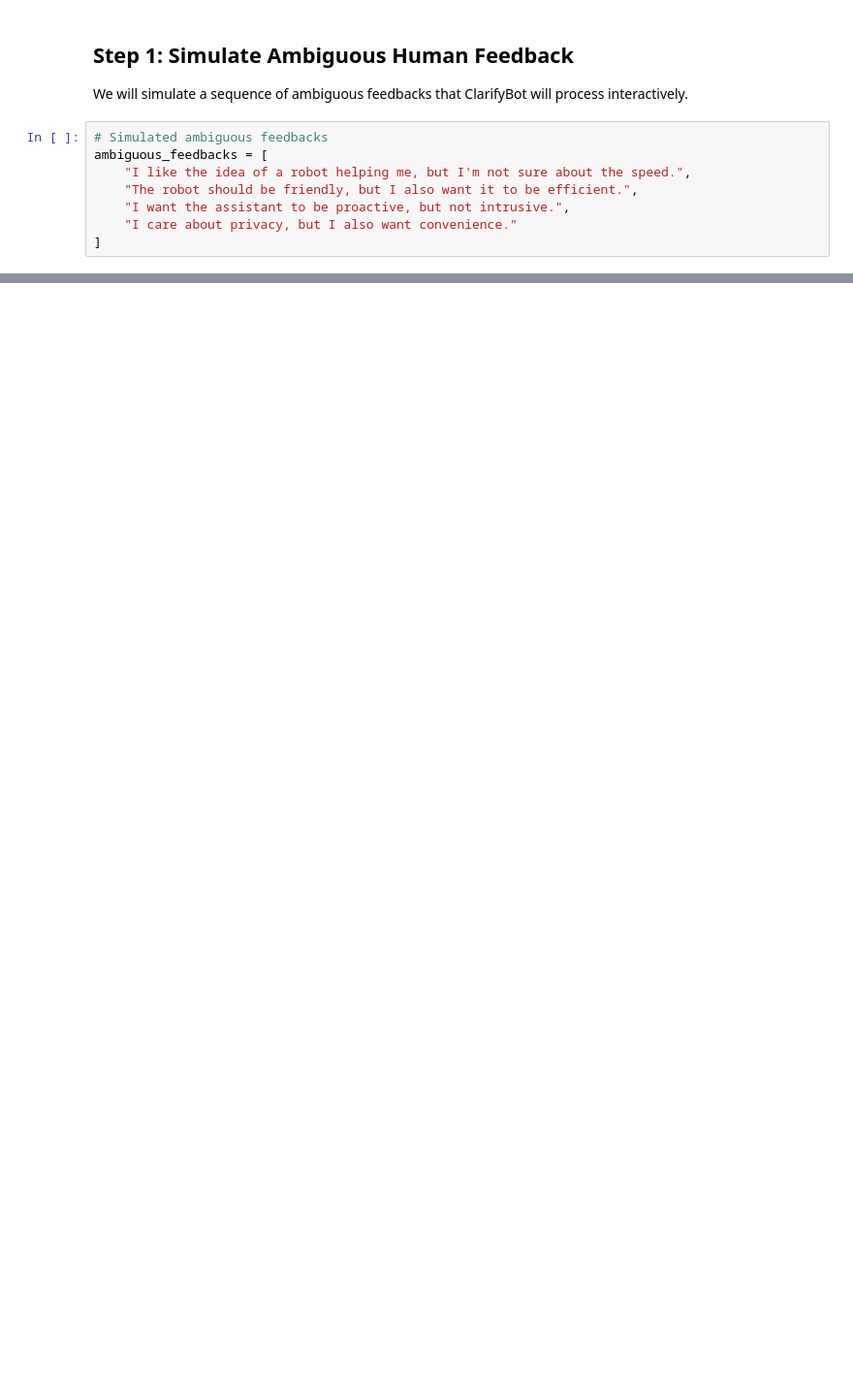
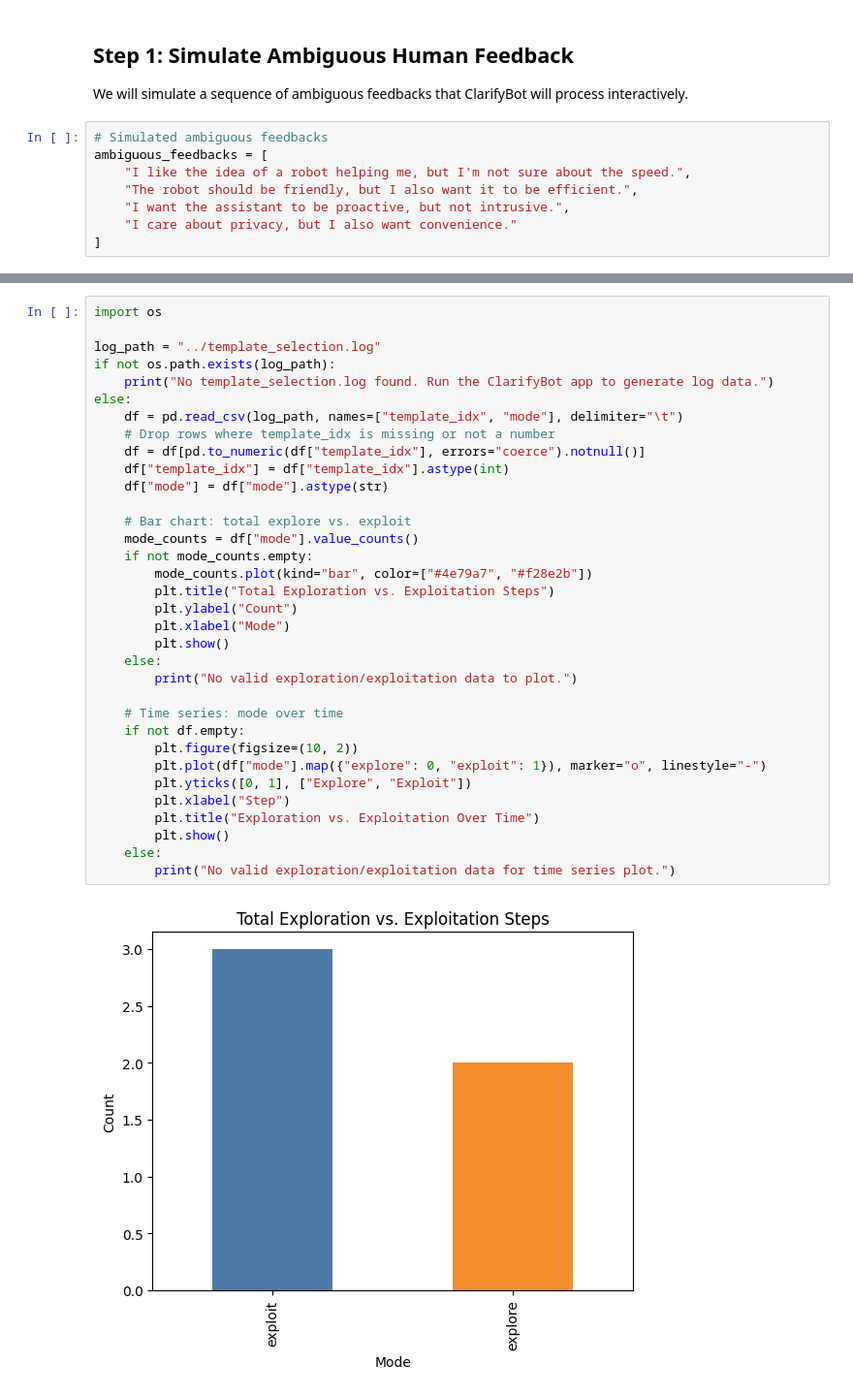
Before and after one commit to ethanvillalovoz/clarifybot, a Jupyter notebook: notebooks/demo.ipynb, the cells around one changed output, grey strips where cells are left out. Shown at 97% size. Drawn from its saved outputs; the diff is of its cells as text; blank space fills up the shorter version.

Commit message:
Add working RLHF demo notebook with exploration/exploitation analytics and robust logging

```diff
--- a/notebooks/demo.ipynb
+++ b/notebooks/demo.ipynb
@@ -107,0 +101,36 @@ plt.show()
+# %%
+import os
+
+log_path = "../template_selection.log"
+if not os.path.exists(log_path):
+    print("No template_selection.log found. Run the ClarifyBot app to generate log data.")
+else:
+    df = pd.read_csv(log_path, names=["template_idx", "mode"], delimiter="\t")
+    # Drop rows where template_idx is missing or not a number
+    df = df[pd.to_numeric(df["template_idx"], errors="coerce").notnull()]
+    df["template_idx"] = df["template_idx"].astype(int)
+    df["mode"] = df["mode"].astype(str)
+
+    # Bar chart: total explore vs. exploit
+    mode_counts = df["mode"].value_counts()
+    if not mode_counts.empty:
+        mode_counts.plot(kind="bar", color=["#4e79a7", "#f28e2b"])
+        plt.title("Total Exploration vs. Exploitation Steps")
+        plt.ylabel("Count")
+        plt.xlabel("Mode")
+        plt.show()
+    else:
+        print("No valid exploration/exploitation data to plot.")
+
+    # Time series: mode over time
+    if not df.empty:
+        plt.figure(figsize=(10, 2))
+        plt.plot(df["mode"].map({"explore": 0, "exploit": 1}), marker="o", linestyle="-")
+        plt.yticks([0, 1], ["Explore", "Exploit"])
+        plt.xlabel("Step")
+        plt.title("Exploration vs. Exploitation Over Time")
+        plt.show()
+    else:
+        print("No valid exploration/exploitation data for time series plot.")
+# %% [output]
+[figure, added]
```
Also changed, not shown: parts of 13 cells of this notebook.
